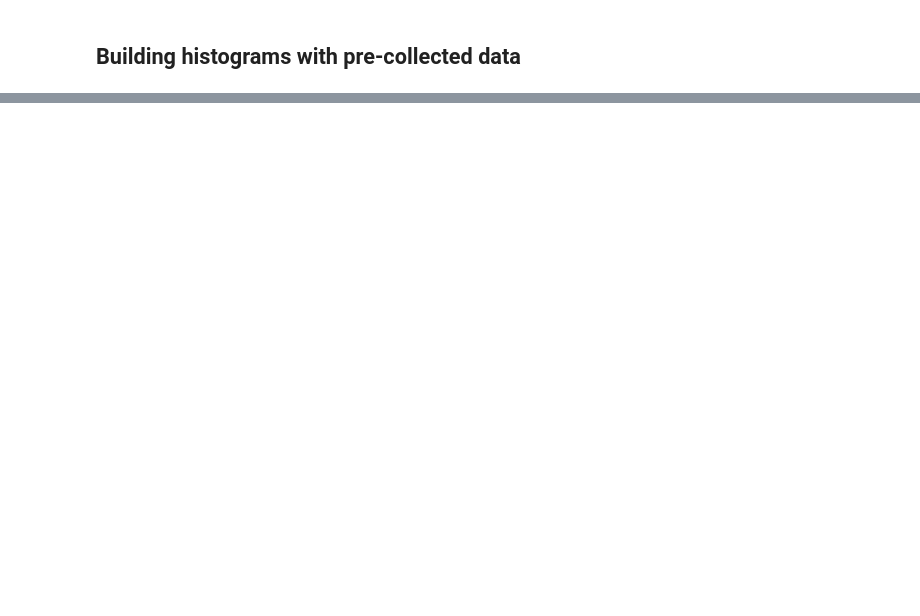
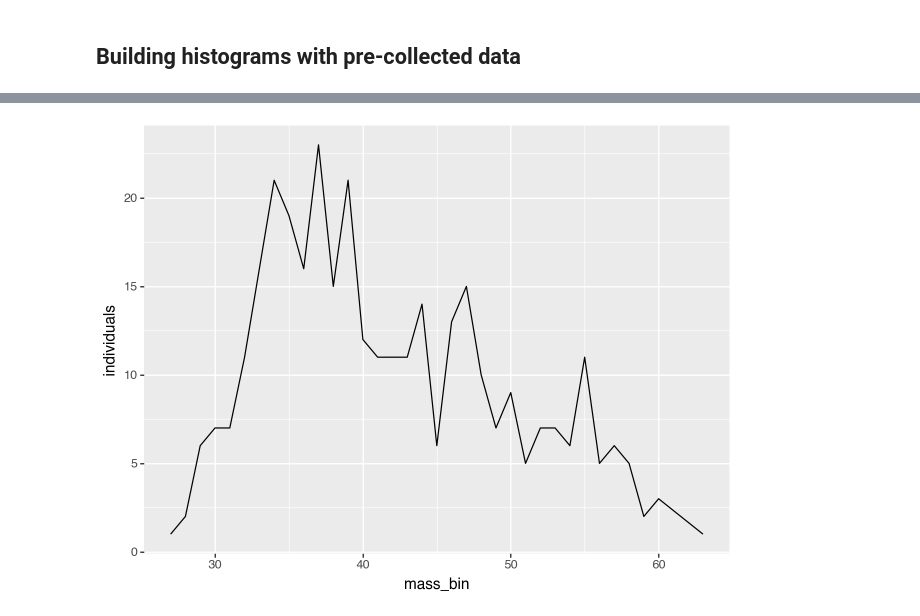
Before and after one commit to kiwidamien/p9, a Jupyter notebook: posts/ggplot2-tips/histograms.ipynb, the cells around one changed output, grey strips where cells are left out. Cells and saved outputs as stored; diff of their text form; code cells hidden in the pictures; blank space fills up the shorter version.

```diff
--- a/posts/ggplot2-tips/histograms.ipynb
+++ b/posts/ggplot2-tips/histograms.ipynb
@@ -155,0 +184,12 @@ If you were intereseted in the question, "at a given mass, what % of penguins ar
+# %%
+prebinned = (
+    penguins
+    .assign(mass_bin=lambda x: x.body_mass_g//100)
+    .assign(individuals=1)
+    .groupby('mass_bin')
+    ['individuals']
+    .count()
+    .reset_index()
+)
+# our simulation of what we pull
+prebinned.head()
@@ -155,0 +203,7 @@ If you were intereseted in the question, "at a given mass, what % of penguins ar
+# %%
+(
+    p9.ggplot(prebinned, p9.aes(x='mass_bin'))
+    + p9.geom_line(mapping=p9.aes(y='individuals'))
+)
+# %% [output]
+[figure, added]
```
Also changed, not shown: parts of 11 cells of this notebook, 34 other files.
